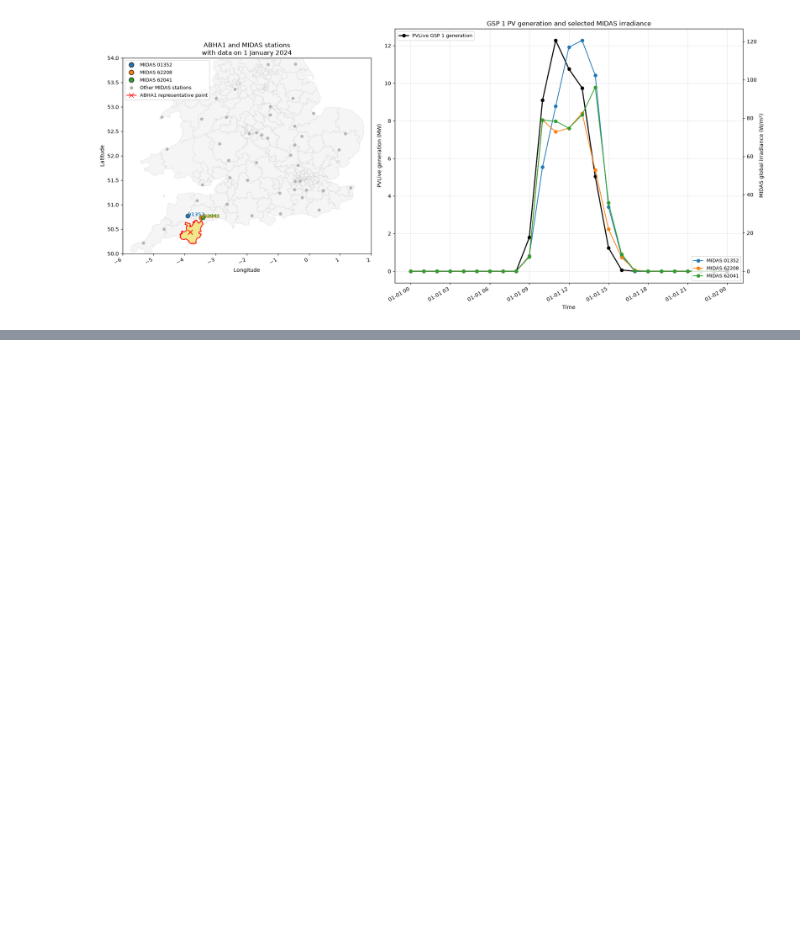
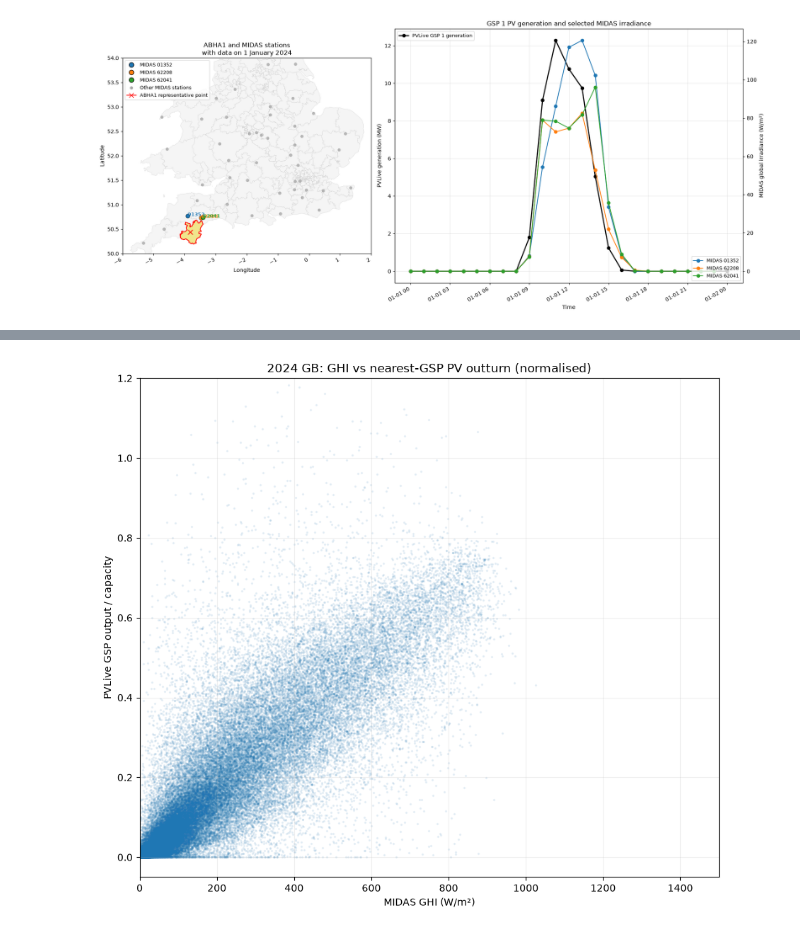
Before and after one commit to lukemccarvill/Met-Office-Solar-Luke, a Jupyter notebook: src/05_PV_and_MIDAS_correl.ipynb, the cells around one changed output, grey strips where cells are left out. Drawn from its saved outputs; the diff is of its cells as text; code cells hidden in the pictures; blank space fills up the shorter version.

```diff
--- a/src/05_PV_and_MIDAS_correl.ipynb
+++ b/src/05_PV_and_MIDAS_correl.ipynb
@@ -1803,0 +2913,96 @@ plt.show()
+# %%
+from pathlib import Path
+
+import geopandas as gpd
+import matplotlib.pyplot as plt
+import pandas as pd
+
+# Station metadata comes from the MIDAS archive and gives latitude/longitude.
+station_metadata_path = Path("../data/inputs/MIDAS202607/station-metadata.csv")
+
+with station_metadata_path.open("r") as fh:
+    lines = fh.readlines()
+
+header_row = next(i for i, line in enumerate(lines) if line.startswith("src_id,"))
+station_metadata = pd.read_csv(station_metadata_path, skiprows=header_row)
+station_metadata = station_metadata[
+    ["src_id", "station_name", "station_latitude", "station_longitude"]
+].drop_duplicates().copy()
+station_metadata = station_metadata.rename(columns={"src_id": "station_id"})
+station_metadata["station_id"] = station_metadata["station_id"].astype(str)
+
+station_points = gpd.GeoDataFrame(
+    station_metadata,
+    geometry=gpd.points_from_xy(
+        station_metadata["station_longitude"],
+        station_metadata["station_latitude"],
+    ),
+    crs="EPSG:4326",
+).to_crs("EPSG:27700")
+
+# The GSP polygons already carry the GB region IDs and their geometry.
+gsp_regions = gpd.read_file(
+    "../data/outputs/reference_data/gsp_regions_with_pvlive_capacity.geojson"
+).to_crs("EPSG:27700")
+
+nearest_station_gsp = gpd.sjoin_nearest(
+    station_points[["station_id", "station_name", "geometry"]],
+    gsp_regions[["gsp_id", "gsp_name", "geometry"]],
+    how="left",
+    distance_col="distance_m",
+)
+nearest_station_gsp = nearest_station_gsp[
+    ["station_id", "gsp_id", "gsp_name", "distance_m"]
+].copy()
+
+# Keep only native hourly GHI values and merge with the nearest-GSP assignment.
+ghi_hourly = midas_2024[
+    midas_2024["glbl_irad_amt_wm2"].notna()
+][["ob_end_time", "station_id", "glbl_irad_amt_wm2"]].copy()
+ghi_hourly["station_id"] = ghi_hourly["station_id"].astype(str)
+
+joined = ghi_hourly.merge(
+    nearest_station_gsp,
+    on="station_id",
+    how="left",
+)
+
+# Match the hourly GHI records with the corresponding GSP PV-Live generation fraction.
+# The GHI data are in W/m²; the PV data are converted to a normalised fraction of capacity.
+scatter_df = joined.merge(
+    pvlive_2024_gsp[["gsp_id", "datetime_gmt", "generation_normalised"]],
+    left_on=["gsp_id", "ob_end_time"],
+    right_on=["gsp_id", "datetime_gmt"],
+    how="inner",
+).drop(columns=["datetime_gmt"])
+
+scatter_df = scatter_df[
+    ["glbl_irad_amt_wm2", "generation_normalised"]
+].dropna().copy()
+
+# Keep the physically sensible range for the plot and drop obvious merge anomalies.
+scatter_df = scatter_df[
+    scatter_df["glbl_irad_amt_wm2"].between(0, 1500)
+    & scatter_df["generation_normalised"].between(-0.05, 1.5)
+]
+
+print(f"Rows in final scatter table: {len(scatter_df):,}")
+print(scatter_df.head().to_string(index=False))
+
+fig, ax = plt.subplots(figsize=(9, 8))
+ax.scatter(
+    scatter_df["glbl_irad_amt_wm2"],
+    scatter_df["generation_normalised"],
+    s=2,
+    alpha=0.08,
+    color="tab:blue",
+)
+ax.set_xlabel("MIDAS GHI (W/m²)")
+ax.set_ylabel("PVLive GSP output / capacity")
+ax.set_title("2024 GB: GHI vs nearest-GSP PV outturn (normalised)")
+ax.grid(True, alpha=0.2)
+ax.set_xlim(0, 1500)
+ax.set_ylim(-0.05, 1.2)
+plt.tight_layout()
+plt.show()
+# %% [output]
@@ -1803,0 +3016 @@ plt.show()
+[figure, added]
```
Also changed, not shown: parts of 28 cells of this notebook, 10 other files.
